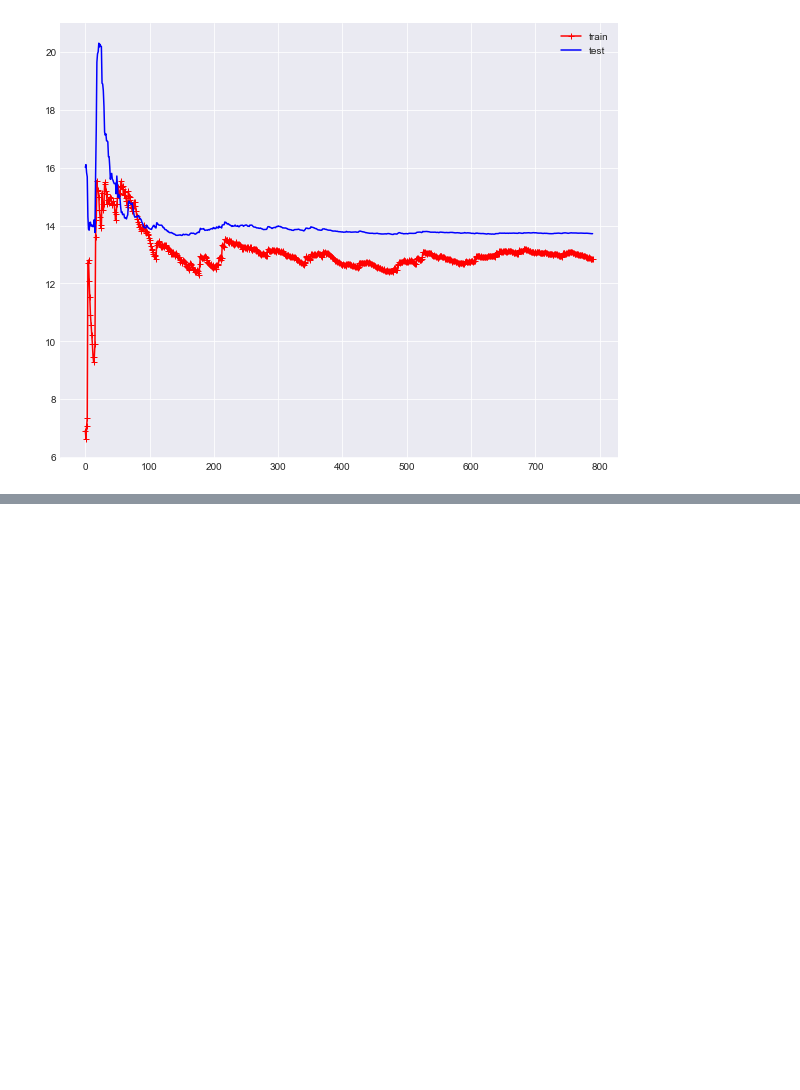
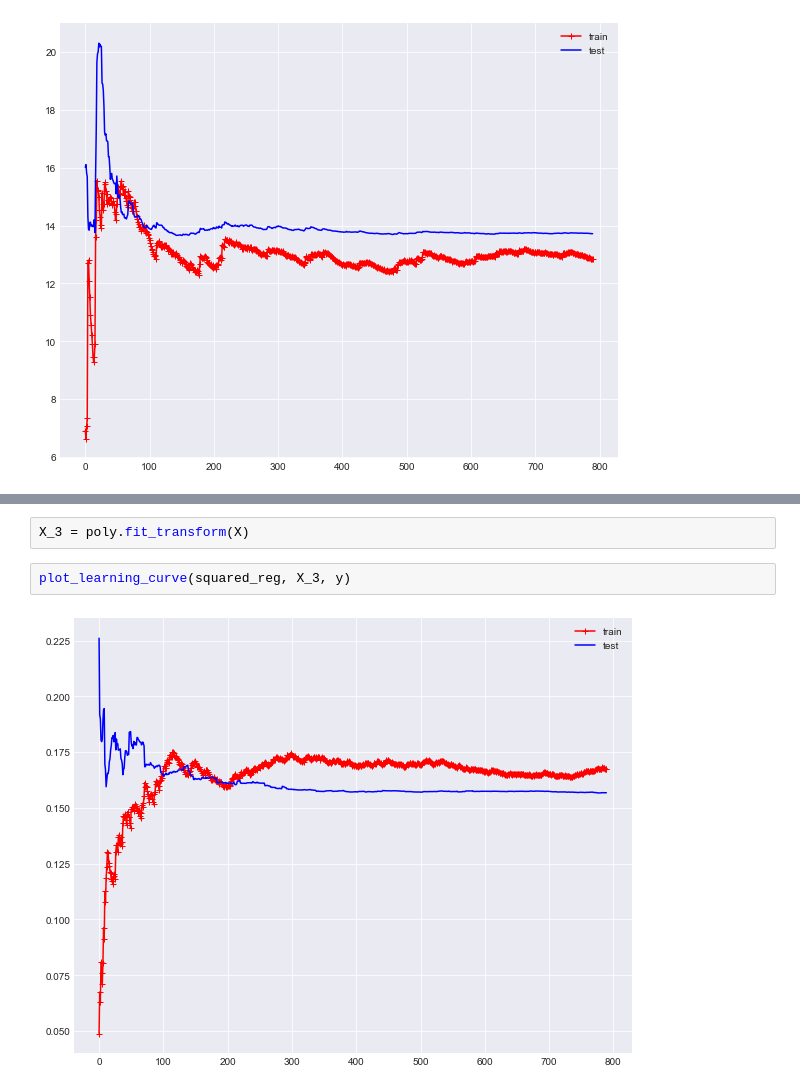
Before and after one commit to sneelapu77/IntroPyForDataScience, a Jupyter notebook: An Excursion into ML III.ipynb, the cells around one changed output, grey strips where cells are left out. Saved outputs shown, nothing was run; the diff lists cells and outputs as text; blank space fills up the shorter version.

```diff
--- a/An Excursion into ML III.ipynb
+++ b/An Excursion into ML III.ipynb
@@ -122,0 +149,6 @@ plot_learning_curve(linear_reg, X, y)
+# %%
+X_3 = poly.fit_transform(X)
+# %%
+plot_learning_curve(squared_reg, X_3, y)
+# %% [output]
+[figure, added]
```
Also changed, not shown: parts of 8 cells of this notebook.
